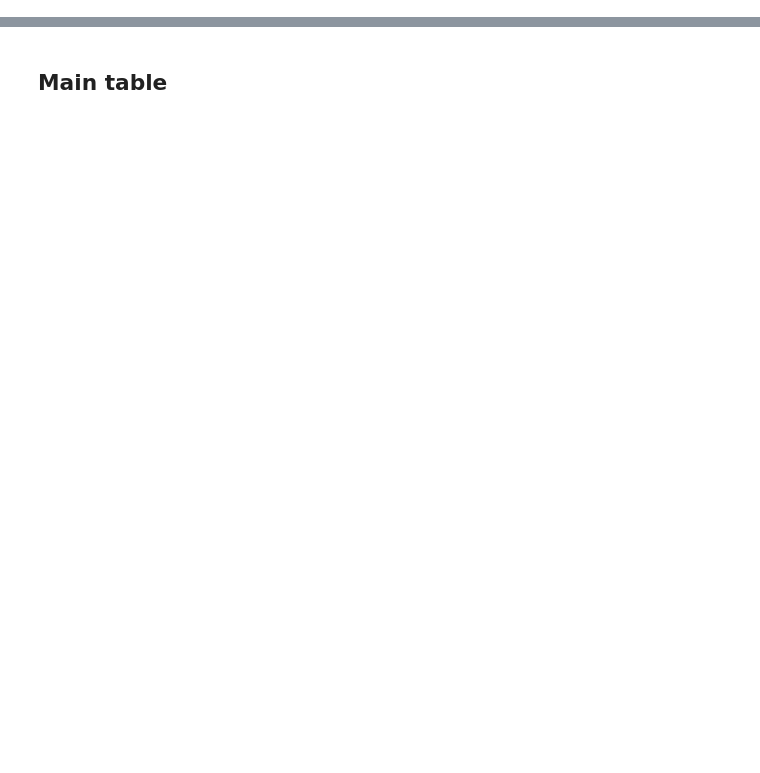
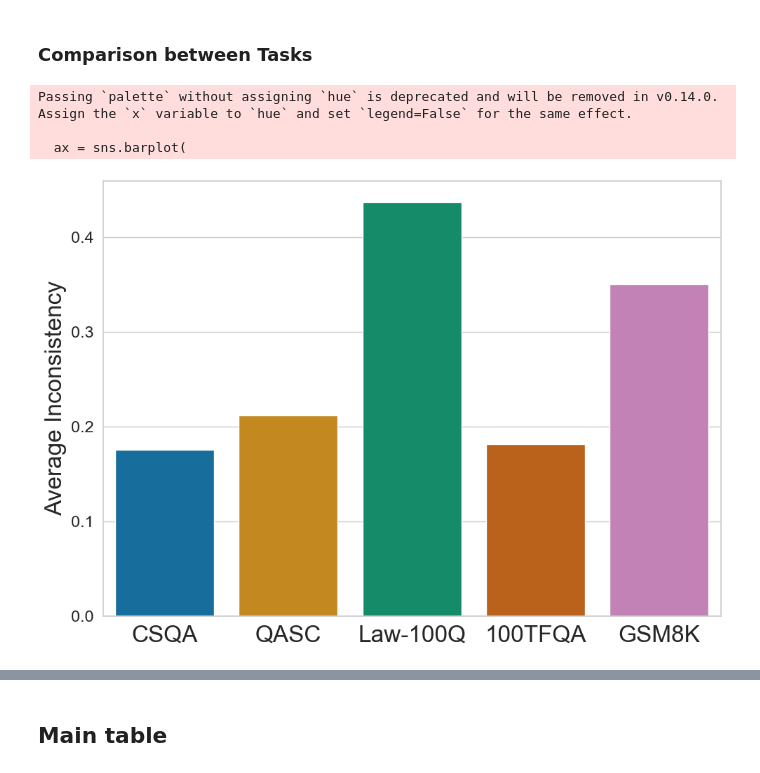
Before and after one commit to CheongWoong/RoLM, a Jupyter notebook: src/analysis/accuracy_inconsistency_table/print_latex_table.ipynb, the cells around one changed output, grey strips where cells are left out. Cells and saved outputs as stored; diff of their text form; code cells hidden in the pictures; blank space fills up the shorter version.

```diff
--- a/src/analysis/accuracy_inconsistency_table/print_latex_table.ipynb
+++ b/src/analysis/accuracy_inconsistency_table/print_latex_table.ipynb
@@ -9,0 +305,80 @@ result_dir = "../../../results"
+# %% [markdown]
+### Comparison between Tasks
+# %%
+# Prepare data for plotting - AVERAGE INCONSISTENCY PER TASK (ACROSS ALL MODELS AND STRATEGIES)
+plot_data_all_models_strategies = []
+for i, dataset_name in enumerate(dataset_names):
+    for j, model_name in enumerate(model_names): # Iterate through all models
+        for k, prompting_strategy_raw in enumerate(prompting_strategies_file): # Iterate through all prompting strategies
+            incons = inconsistency_matrix[i][j][k]
+
+            # Only include if the value is valid (not -1, which indicates missing data)
+            if incons != -1.0:
+                dataset_name = dataset_name if "MMLU-Pro-Law-100Q" not in dataset_name else "Law-100Q"
+                dataset_name = dataset_name if "CommonsenseQA" not in dataset_name else "CSQA"
+                plot_data_all_models_strategies.append({
+                    'Task': dataset_name,
+                    'Model': model_name, # Keep for intermediate data, though not used in final aggregation
+                    'Prompting Strategy': prompting_strategies_display[prompting_strategy_raw], # Keep for intermediate data
+                    'Inconsistency': incons
+                })
+
+df_all_data = pd.DataFrame(plot_data_all_models_strategies)
+
+# Now, average across all models and prompting strategies for each task
+df_aggregated_by_task = df_all_data.groupby('Task').agg(
+    Mean_Inconsistency=('Inconsistency', 'mean'),
+    Std_Inconsistency=('Inconsistency', 'std')
+).reset_index()
+
+# Handle cases where std might be NaN if only one data point was available for a task (set to 0 for plotting)
+df_aggregated_by_task['Std_Inconsistency'] = df_aggregated_by_task['Std_Inconsistency'].fillna(0)
+
+# Define the desired order of tasks (optional, uses dataset_names order by default)
+desired_task_order = ["CSQA", "QASC", "Law-100Q", "100TFQA", "GSM8K"]
+
+# Convert 'Task' to a categorical type with the specified order
+df_aggregated_by_task['Task'] = pd.Categorical(
+    df_aggregated_by_task['Task'],
+    categories=desired_task_order,
+    ordered=True
+)
+
+# Sort the DataFrame by the new categorical order
+df = df_aggregated_by_task.sort_values('Task')
+
+
+# Set up the plot style
+sns.set_theme(style="whitegrid")
+plt.figure(figsize=(10, 7)) # Adjusted figure size for 5 bars
+
+# Create the bar plot for average inconsistency per task
+ax = sns.barplot(
+    data=df,
+    x="Task",
+    y="Mean_Inconsistency",
+    # yerr=df["Std_Inconsistency"], # Add error bars for standard deviation
+    palette="colorblind", # Using a different palette
+    edgecolor="white",
+    linewidth=1,
+    capsize=0.1 # Add caps to the error bars
+)
+
+# Add titles and labels
+# ax.set_title('Average Inconsistency Across Tasks', fontsize=fontsize_title)
+ax.set_xlabel("", fontsize=fontsize_xylabel)
+ax.set_ylabel("Average Inconsistency", fontsize=fontsize_xylabel)
+
+# Adjust x-axis and y-axis tick label font sizes
+ax.tick_params(axis='x', labelsize=fontsize_xylabel)
+ax.tick_params(axis='y', labelsize=fontsize_xylabel*0.7)
+
+# Adjust layout to prevent overlapping titles/labels
+plt.tight_layout()
+
+plt.show()
+# %% [output]
+Passing `palette` without assigning `hue` is deprecated and will be removed in v0.14.0. Assign the `x` variable to `hue` and set `legend=False` for the same effect.
+
+  ax = sns.barplot(
+[figure, added]
```
Also changed, not shown: parts of 19 cells of this notebook, 7 other files.
